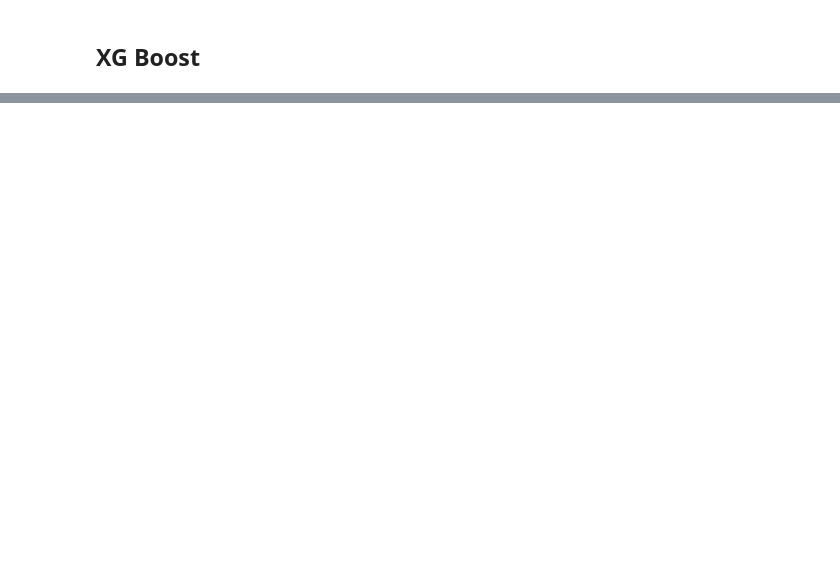
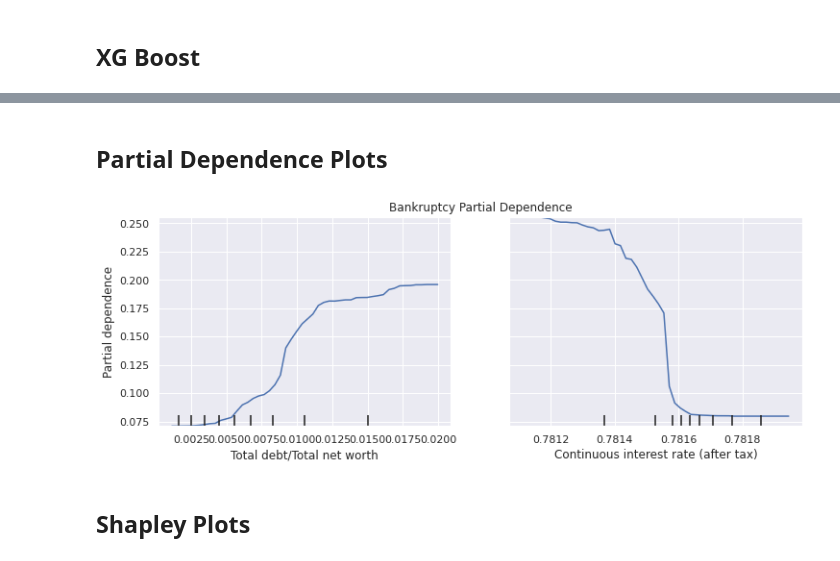
Before and after one commit to ScottAllenJefferys/Bankruptcy, a Jupyter notebook: Bankruptcy.ipynb, the cells around one changed output, grey strips where cells are left out. Drawn from its saved outputs; the diff is of its cells as text; code cells hidden in the pictures; blank space fills up the shorter version.

```diff
--- a/Bankruptcy.ipynb
+++ b/Bankruptcy.ipynb
@@ -558,24 +611,0 @@ F2 Score:  0.5849056603773585
-# %%
-print("F2 Score: ", f2_rf)
-
-dict_rf, status_rf = Update_Best_Model(best_rf, f2_rf, threshold_rf)
-
-print(status_rf['Message']); print()
-
-if status_rf['Code'] in [1,2,4]:
-    print("No Saved Model Loaded")
-elif (status_rf['Code'] == 3 and dict_rf['Deleted Columns'] == useless):
-    print("Saved Model Reloaded")
-    best_rf = dict_rf['Model']
-    threshold_rf = dict_rf['Threshold']
-    ap_rf, auc_rf, f2_rf, recall_rf, precision_rf, acc_rf = Test_Results(
-        best_rf, threshold_rf)
-    display(dict_rf)
-elif status_rf['Code'] == 3:
-    best_rf = dict_rf['Model']
-    best_rf.fit(X_train_and_val, y_train_and_val)
-    threshold_rf = dict_rf['Threshold']
-    ap_rf, auc_rf, f2_rf, recall_rf, precision_rf, acc_rf = Test_Results(
-        best_rf, threshold_rf)
-    print(f2_rf)
-    display(dict_rf)
@@ -747,3 +743,4 @@ for i in range(len(models)):
 # %%
 from sklearn.inspection import permutation_importance
 import seaborn as sns
+sns.set(font_scale=3)
@@ -823,0 +848,26 @@ Most Important Columns:
+# %% [markdown]
+## Partial Dependence Plots
+# %%
+from sklearn.inspection import PartialDependenceDisplay
+sns.set(font_scale=1)
+# %%
+feature_1 = 'Total debt/Total net worth'
+feature_2 = 'Continuous interest rate (after tax)'
+model = best_rf
+model_features = best_rf.feature_names_in_
+
+fig, ax = plt.subplots(1,1, figsize=(12,4))
+PartialDependenceDisplay.from_estimator(model,
+                        feature_names=model_features,
+                        features=[feature_1, feature_2],
+                        X=X,
+                        grid_resolution=50,
+                        ax=ax);
+
+ax.set_title('Bankruptcy Partial Dependence')
+
+plt.show()
+# %% [output]
+[figure, added]
+# %% [markdown]
+## Shapley Plots
```
Also changed, not shown: parts of 56 cells of this notebook.
